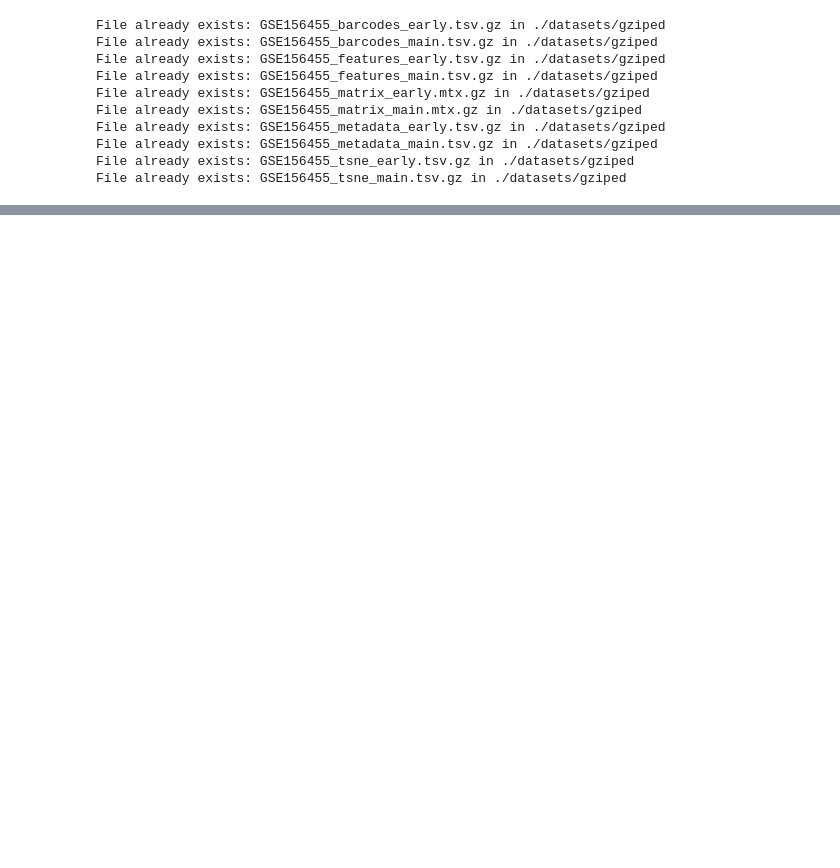
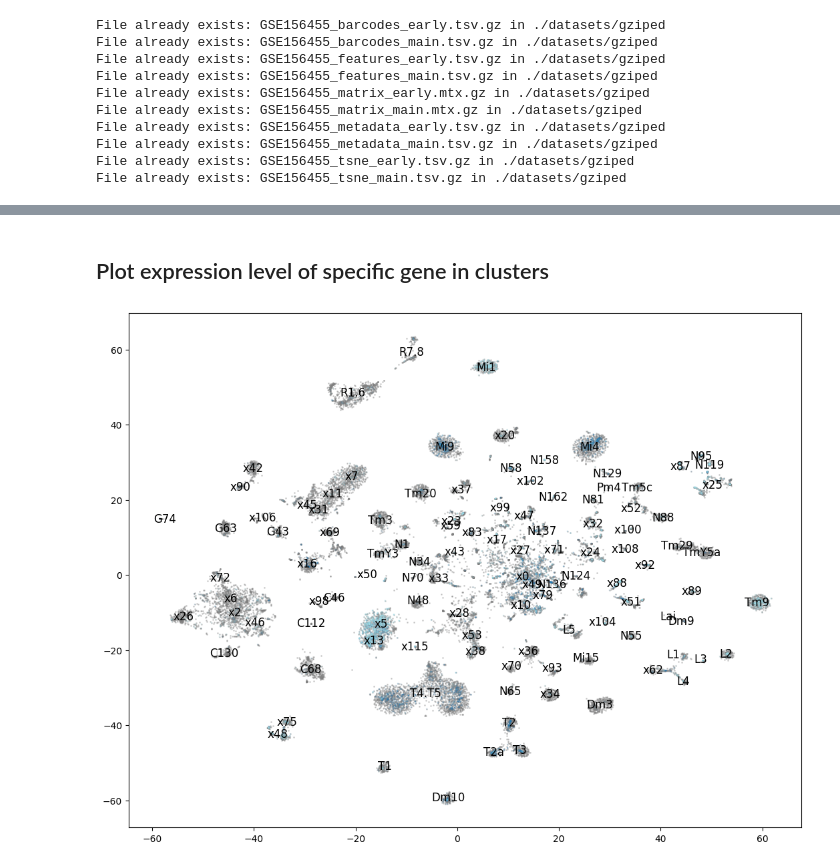
Before and after one commit to FujishigeTemma/GSE156455, a Jupyter notebook: coexpression.ipynb, the cells around one changed output, grey strips where cells are left out. Saved outputs shown, nothing was run; the diff lists cells and outputs as text; code cells hidden in the pictures; blank space fills up the shorter version.

```diff
--- a/coexpression.ipynb
+++ b/coexpression.ipynb
@@ -85,17 +80,15 @@ barcode_df = pd.read_table(barcode_src, names=['barcode'])
 # genotype:     W1118 or DGRP strain (based on demultiplexing)
 # time:         timepoint
 # class:        cell class
-# type:         cell type or cluster identity
+# type_:        cell type or cluster identity
 # subtype:      cell subtype (if not applicable, same as type)
 metadata_df = pd.read_table(metadata_src)
 
 # barcode:      cellID
 # tsne_1:       tSNE 1
-# tsne_2:       tSNE 2
+# tsne_2:       tSNE 2"
 tsne_df = pd.read_table(tsne_src)
 
-matrix = pd.DataFrame.sparse.from_spmatrix(mat, columns=barcode_df.barcode)
-data = pd.concat([feature_df, matrix], axis=1)
-data.set_index("feature_id", inplace=True)
-data.head()
+data = mat.toarray()
+data.shape # (n_features, n_cells)
 # %% [output]
@@ -136,22 +117,39 @@ for t, (tsne1, tsne2) in centers.iterrows():
+# %% [markdown]
+## Plot expression level of specific gene in clusters
+# %%
+class PlotConfig:
+    target_features = ["side-IV", "beat-IIb"]
+    target_times = ["0h", "12h"]
 # %%
-# feature_ids: List[str] = ["FBgn0038498"]
-# time: List[str] = ["12h"]
+def show_plot(c: PlotConfig):
+        fig = plt.figure(figsize=(13, 10))
+        ax = fig.add_subplot(111)
 
-# fig = plt.figure(figsize=(13, 10))
-# ax = fig.add_subplot(111)
+        feature_filter = feature_df['feature_name'].isin(c.target_features)
+        cell_filter = metadata_df['time'].isin(c.target_times)
 
-# expressions = cell_by_feature[feature_ids]
-# for col in expressions.columns:
-#     # workaround
-#     expressions[col] = np.log2(1 + expressions[col] / expressions[col].max())
+        expressions = data[feature_filter].astype(np.double)
+        expressions = expressions[:, cell_filter]
 
-# # base plot
-# ax.scatter(tsne_with_metadata['tSNE_2'], tsne_with_metadata['tSNE_1'], s=1, c='gray', alpha=0.3)
-# for t, (tsne1, tsne2) in centers.iterrows():
-#     ax.annotate(str(t), (tsne2, tsne1), ha='center', va='center', fontsize=12)
+        tsne = tsne_with_metadata[cell_filter]
 
-# tsne_with_metadata_and_expression = pd.merge(tsne_with_metadata, expressions, left_on='barcode', right_index=True)
+        n_features = len(c.target_features)
+        # normalize
+        for row in range(n_features):
+            expressions[row] = np.log2(1 + expressions[row] / expressions[row].max())
 
-# filtered = tsne_with_metadata_and_expression[tsne_with_metadata_and_expression[feature_ids[0]] > 0]
-# filtered = tsne_with_metadata_and_expression[tsne_with_metadata_and_expression['time'].isin(time)]
-# ax.scatter(filtered['tSNE_2'], filtered['tSNE_1'], s=1, c='red', alpha=tsne_with_metadata_and_expression[feature_ids[0]])
+        # base plot
+        ax.scatter(tsne_with_metadata['tSNE_2'], tsne_with_metadata['tSNE_1'], s=1, c='gray', alpha=0.3)
+        for t, (tsne1, tsne2) in centers.iterrows():
+            ax.annotate(t, (tsne2, tsne1), ha='center', va='center', fontsize=12)
+
+        cmap = cm.get_cmap('tab20', n_features)
+        for i, feature_name in enumerate(c.target_features):
+            expression_filter = expressions[i] > 0
+
+            filtered = tsne[expression_filter]
+            ax.scatter(filtered['tSNE_2'], filtered['tSNE_1'], s=1, color=cmap(i), alpha=expressions[i][expression_filter])
+
+show_plot(PlotConfig())
+# %% [output]
+[figure, added]
```
Also changed, not shown: parts of 34 cells of this notebook, 5 other files.
